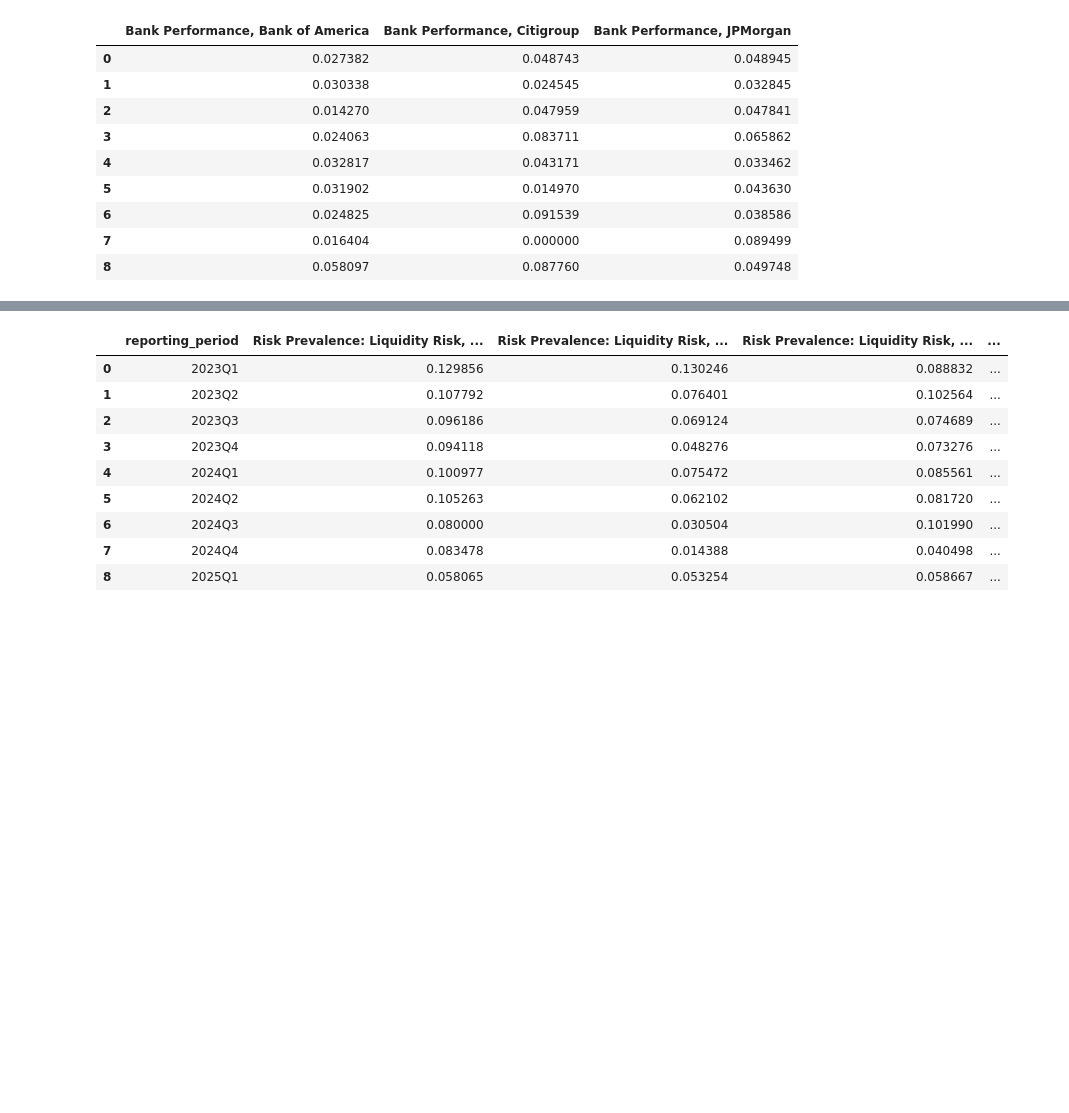
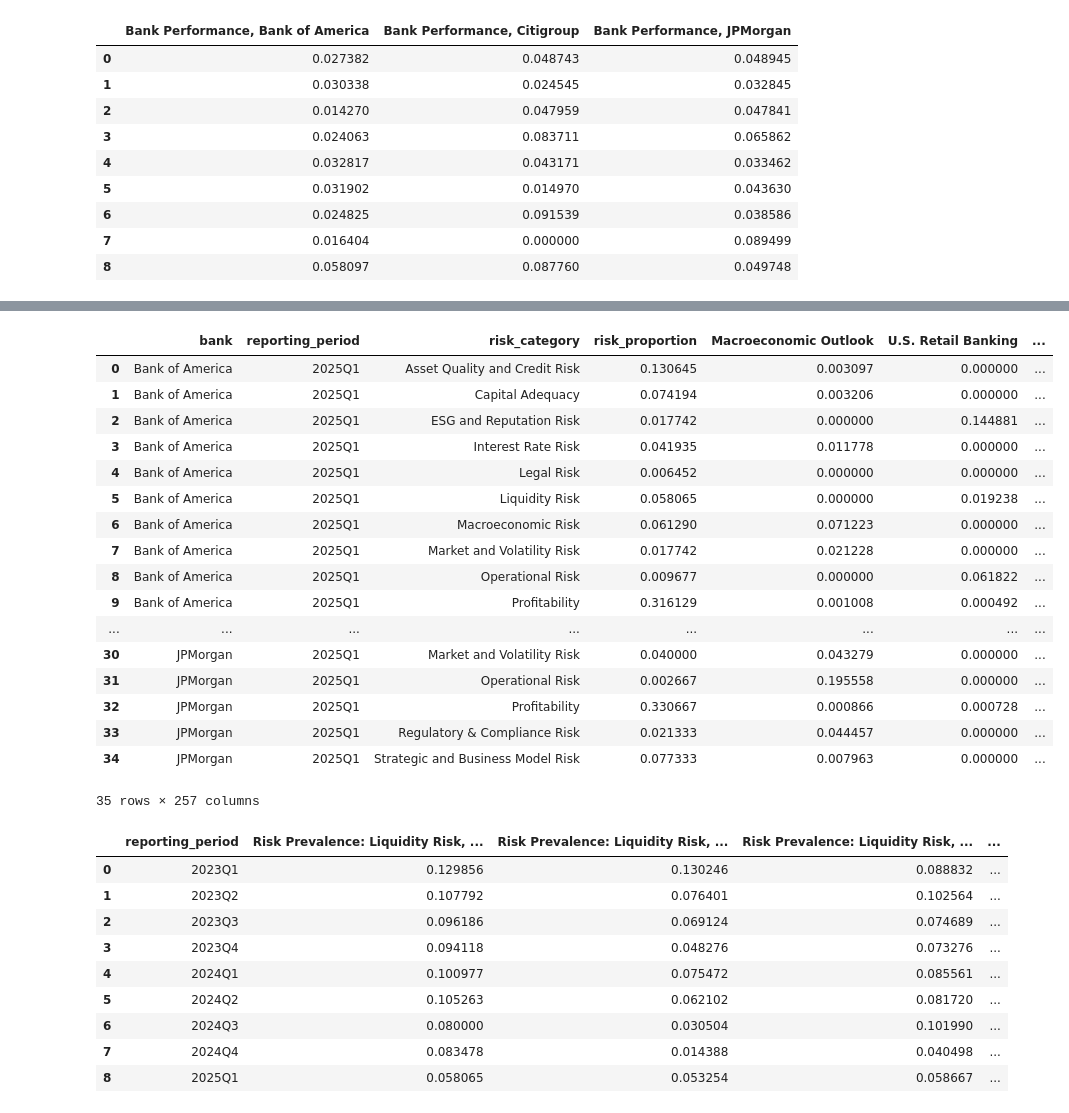
Before and after one commit to zr03/bank-of-eng-risk-monitoring, a Jupyter notebook: boe_risk_monitoring/nlp/nlp.ipynb, the cells around one changed output, grey strips where cells are left out. Saved outputs shown, nothing was run; the diff lists cells and outputs as text; code cells hidden in the pictures; blank space fills up the shorter version.

Commit message:
updated data

```diff
--- a/boe_risk_monitoring/nlp/nlp.ipynb
+++ b/boe_risk_monitoring/nlp/nlp.ipynb
@@ -86,9 +86,9 @@ RERUN_GUIDED_TOPIC_MODELLING = False
 RERUN_ZERO_SHOT_TOPIC_MODELLING = False
 RERUN_RISK_CATEGORY_LABELLING = False
 RUN_RISK_CATEGORY_SCORING = False
-RERUN_MULTI_TOPIC_LABELLING = False
+RERUN_MULTI_TOPIC_LABELLING = True
 RERUN_Q_AND_A_TAGGING = False
-RERUN_EVASIVE_ANSWER_DETECTION = True
+RERUN_EVASIVE_ANSWER_DETECTION = False
 # %%
 # Load the glossary dictionary
 GLOSSARY_DF = pd.read_csv(GLOSSARY_FPATH)
@@ -1185,6 +1185,12 @@ if RERUN_MULTI_TOPIC_LABELLING:
 	# Let's drop any text chunks which don't have a clear risk category
 	df_all_text_topics_relevance = df_all_text_topics_relevance.dropna(subset=['risk_category'])
 	df_all_text_topics_relevance.reset_index(drop=True, inplace=True)
+
+	# We'll now create a duplicate dataset and add this as an "all" banks dataset
+	df_all_text_topics_relevance_all = df_all_text_topics_relevance.copy()
+	df_all_text_topics_relevance_all['bank'] = "All"
+	# Concatenate the all banks dataset with the main dataset
+	df_all_text_topics_relevance = pd.concat([df_all_text_topics_relevance, df_all_text_topics_relevance_all], ignore_index=True)
 
 	# Save the DataFrame with topic relevance to csv/parquet
 	fname = "multi_topic_modelling_with_relevance"
@@ -1245,6 +1251,18 @@ if RERUN_MULTI_TOPIC_LABELLING:
 	df_all_text_topics_relevance_quarter_agg_norm2 = df_all_text_topics_relevance.groupby(grpby_cols)[subtopic_cols].sum() # NOTE: not using the normalized version of the relevance data here
 	df_all_text_topics_relevance_quarter_agg_norm2[subtopic_cols] = df_all_text_topics_relevance_quarter_agg_norm2[subtopic_cols].div(df_all_text_topics_relevance_quarter_agg_norm2[subtopic_cols].sum(axis=1), axis=0)
 	df_all_text_topics_relevance_quarter_agg_norm = df_all_text_topics_relevance_quarter_agg_norm.join(df_all_text_topics_relevance_quarter_agg_norm2).reset_index()
+
+	# # Add data for all banks combined by following a similar process
+	# grpby_cols = ['reporting_period', 'risk_category']
+	# df_all_text_topics_relevance_quarter_agg_norm_all = df_all_text_topics_relevance.groupby(grpby_cols).size().to_frame("risk_count").reset_index()
+	# grpby_cols2 = ['reporting_period']
+	# df_all_text_topics_relevance_quarter_agg_norm_all['risk_proportion'] = df_all_text_topics_relevance_quarter_agg_norm_all['risk_count']/df_all_text_topics_relevance_quarter_agg_norm_all.groupby(grpby_cols2)['risk_count'].transform('sum')
+	# df_all_text_topics_relevance_quarter_agg_norm_all.drop(columns=['risk_count'], inplace=True) # Drop the risk_count column as we don't need it anymore
+	# df_all_text_topics_relevance_quarter_agg_norm_all.set_index(grpby_cols, inplace=True)
+
+	# df_all_text_topics_relevance_quarter_agg_norm_all2 = df_all_text_topics_relevance.groupby(grpby_cols)[subtopic_cols].sum() # NOTE: not using the normalized version of the relevance data here
+	# df_all_text_topics_relevance_quarter_agg_norm_all2[subtopic_cols] = df_all_text_topics_relevance_quarter_agg_norm_all2[subtopic_cols].div(df_all_text_topics_relevance_quarter_agg_norm_all2[subtopic_cols].sum(axis=1), axis=0)
+	# df_all_text_topics_relevance_quarter_agg_norm_all = df_all_text_topics_relevance_quarter_agg_norm_all.join(df_all_text_topics_relevance_quarter_agg_norm_all2).reset_index()
 
 	# We'll also groupby whether the source is internal or external and append to the aggregated DataFrame
 	df_all_text_topics_relevance_quarter_agg_norm['source_type'] = "all"
@@ -1967,3 +1985,9 @@ fig_topics_relevance_quarter = generate_multiline_chart(
 )
 
 fig_topics_relevance_quarter.show()
+# %%
+source_type = "internal"
+sel_bool = (df_all_text_topics_relevance_quarter_agg_norm['source_type'] == source_type)
+df_topics_relevance_quarter_plotting2 = df_all_text_topics_relevance_quarter_agg_norm[sel_bool].copy()
+df_topics_relevance_quarter_plotting2.drop(columns=['source_type'], inplace=True)
+df_topics_relevance_quarter_plotting2
@@ -1969,0 +2008,24 @@ fig_topics_relevance_quarter.show()
+# %%
+last_quarter = df_topics_relevance_quarter_plotting2['reporting_period'].sort_values().iloc[-1]
+df_topics_relevance_quarter_plotting_risks_topics = df_topics_relevance_quarter_plotting2.copy()
+df_topics_relevance_quarter_plotting_risks_topics = df_topics_relevance_quarter_plotting_risks_topics.loc[df_topics_relevance_quarter_plotting_risks_topics['reporting_period'] == last_quarter].reset_index(drop=True)
+df_topics_relevance_quarter_plotting_risks_topics
+# %% [output]
+|  | bank | reporting_period | risk_category | risk_proportion | Macroeconomic Outlook | U.S. Retail Banking | ... |
+| 0 | Bank of America | 2025Q1 | Asset Quality and Credit Risk | 0.130645 | 0.003097 | 0.000000 | ... |
+| 1 | Bank of America | 2025Q1 | Capital Adequacy | 0.074194 | 0.003206 | 0.000000 | ... |
+| 2 | Bank of America | 2025Q1 | ESG and Reputation Risk | 0.017742 | 0.000000 | 0.144881 | ... |
+| 3 | Bank of America | 2025Q1 | Interest Rate Risk | 0.041935 | 0.011778 | 0.000000 | ... |
+| 4 | Bank of America | 2025Q1 | Legal Risk | 0.006452 | 0.000000 | 0.000000 | ... |
+| 5 | Bank of America | 2025Q1 | Liquidity Risk | 0.058065 | 0.000000 | 0.019238 | ... |
+| 6 | Bank of America | 2025Q1 | Macroeconomic Risk | 0.061290 | 0.071223 | 0.000000 | ... |
+| 7 | Bank of America | 2025Q1 | Market and Volatility Risk | 0.017742 | 0.021228 | 0.000000 | ... |
+| 8 | Bank of America | 2025Q1 | Operational Risk | 0.009677 | 0.000000 | 0.061822 | ... |
+| 9 | Bank of America | 2025Q1 | Profitability | 0.316129 | 0.001008 | 0.000492 | ... |
+| ... | ... | ... | ... | ... | ... | ... | ... |
+| 30 | JPMorgan | 2025Q1 | Market and Volatility Risk | 0.040000 | 0.043279 | 0.000000 | ... |
+| 31 | JPMorgan | 2025Q1 | Operational Risk | 0.002667 | 0.195558 | 0.000000 | ... |
+| 32 | JPMorgan | 2025Q1 | Profitability | 0.330667 | 0.000866 | 0.000728 | ... |
+| 33 | JPMorgan | 2025Q1 | Regulatory & Compliance Risk | 0.021333 | 0.044457 | 0.000000 | ... |
+| 34 | JPMorgan | 2025Q1 | Strategic and Business Model Risk | 0.077333 | 0.007963 | 0.000000 | ... |
+35 rows × 257 columns
```
Also changed, not shown: parts of 3 cells of this notebook, 19 other files.
